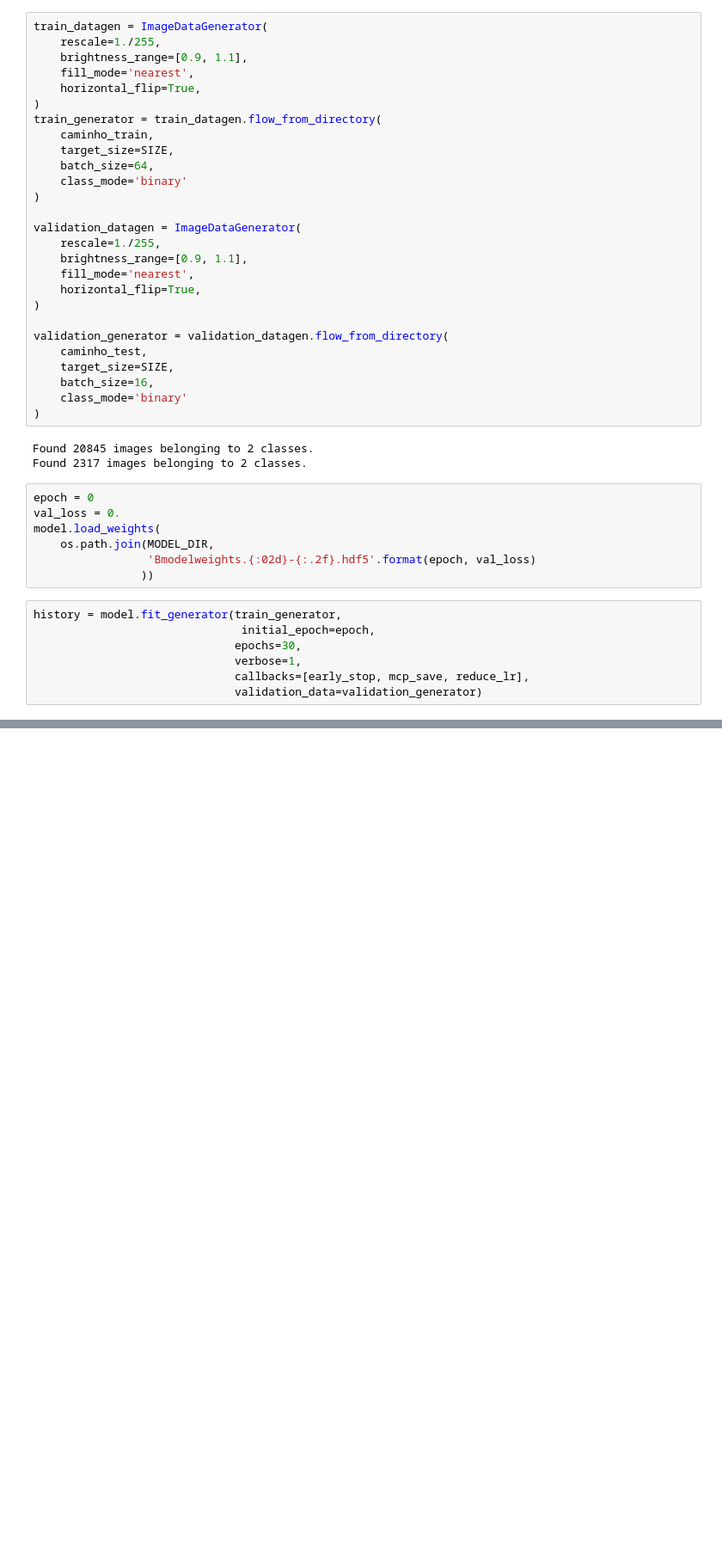
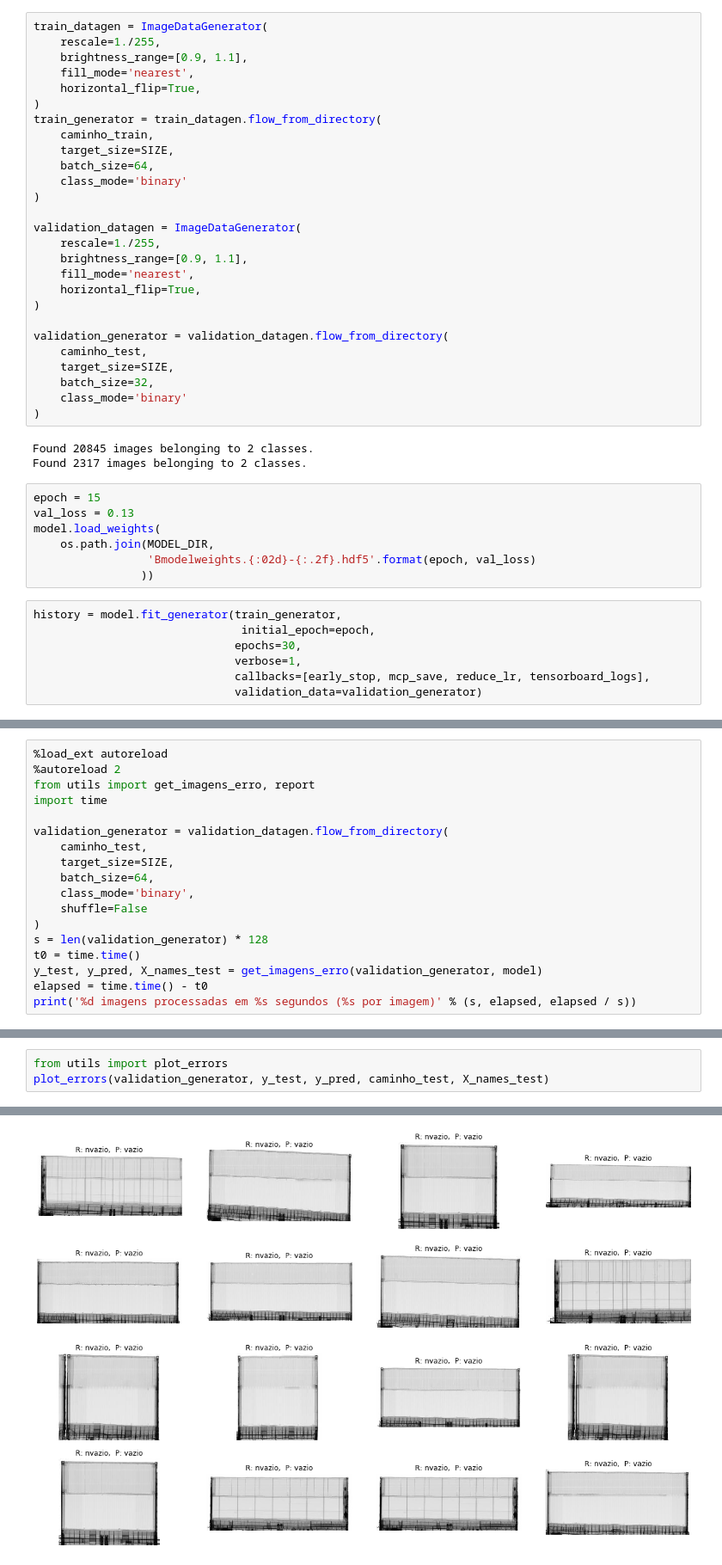
Before and after one commit to IvanBrasilico/model_ajna_1, a Jupyter notebook: notebooks/01b-Baseline-redesimples-vazio.ipynb, the cells around one changed output, grey strips where cells are left out. Shown at 86% size. Saved outputs shown, nothing was run; the diff lists cells and outputs as text; blank space fills up the shorter version.

```diff
--- a/notebooks/01b-Baseline-redesimples-vazio.ipynb
+++ b/notebooks/01b-Baseline-redesimples-vazio.ipynb
@@ -111,15 +114,15 @@ validation_datagen = ImageDataGenerator(
 validation_generator = validation_datagen.flow_from_directory(
     caminho_test,
     target_size=SIZE,
-    batch_size=16,
+    batch_size=32,
     class_mode='binary'
 )
 # %% [output]
 Found 20845 images belonging to 2 classes.
 Found 2317 images belonging to 2 classes.
 # %%
-epoch = 0
-val_loss = 0.
+epoch = 15
+val_loss = 0.13
 model.load_weights(
     os.path.join(MODEL_DIR,
                  'Bmodelweights.{:02d}-{:.2f}.hdf5'.format(epoch, val_loss)
@@ -129,7 +132,7 @@ history = model.fit_generator(train_generator,
                                initial_epoch=epoch,
                               epochs=30,
                               verbose=1,
-                              callbacks=[early_stop, mcp_save, reduce_lr],
+                              callbacks=[early_stop, mcp_save, reduce_lr, tensorboard_logs],
                               validation_data=validation_generator)
 # %% [output]
 Epoch 1/30
@@ -139,0 +157,18 @@ Use tf.where in 2.0, which has the same broadcast rule as np.where
+# %%
+%load_ext autoreload
+%autoreload 2
+from utils import get_imagens_erro, report
+import time
+
+validation_generator = validation_datagen.flow_from_directory(
+    caminho_test,
+    target_size=SIZE,
+    batch_size=64,
+    class_mode='binary',
+    shuffle=False
+)
+s = len(validation_generator) * 128
+t0 = time.time()
+y_test, y_pred, X_names_test = get_imagens_erro(validation_generator, model)
+elapsed = time.time() - t0
+print('%d imagens processadas em %s segundos (%s por imagem)' % (s, elapsed, elapsed / s))
@@ -139,0 +195,4 @@ Use tf.where in 2.0, which has the same broadcast rule as np.where
+# %%
+from utils import plot_errors
+plot_errors(validation_generator, y_test, y_pred, caminho_test, X_names_test)
+# %% [output]
@@ -139,0 +200 @@ Use tf.where in 2.0, which has the same broadcast rule as np.where
+[figure, added]
```
Also changed, not shown: parts of 10 cells of this notebook, 2 other files.
